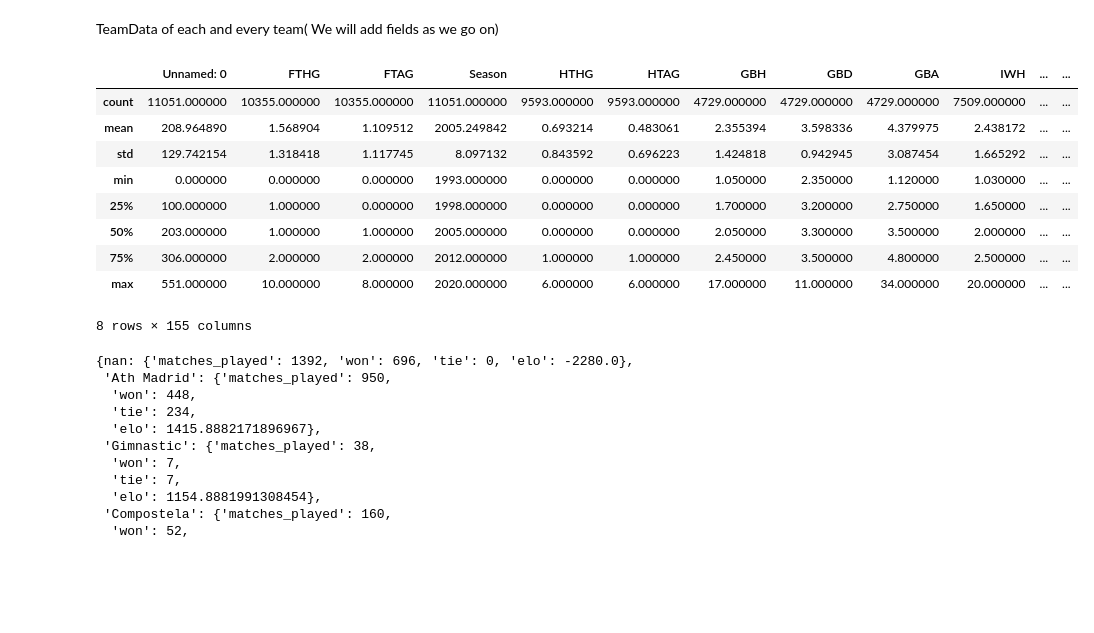
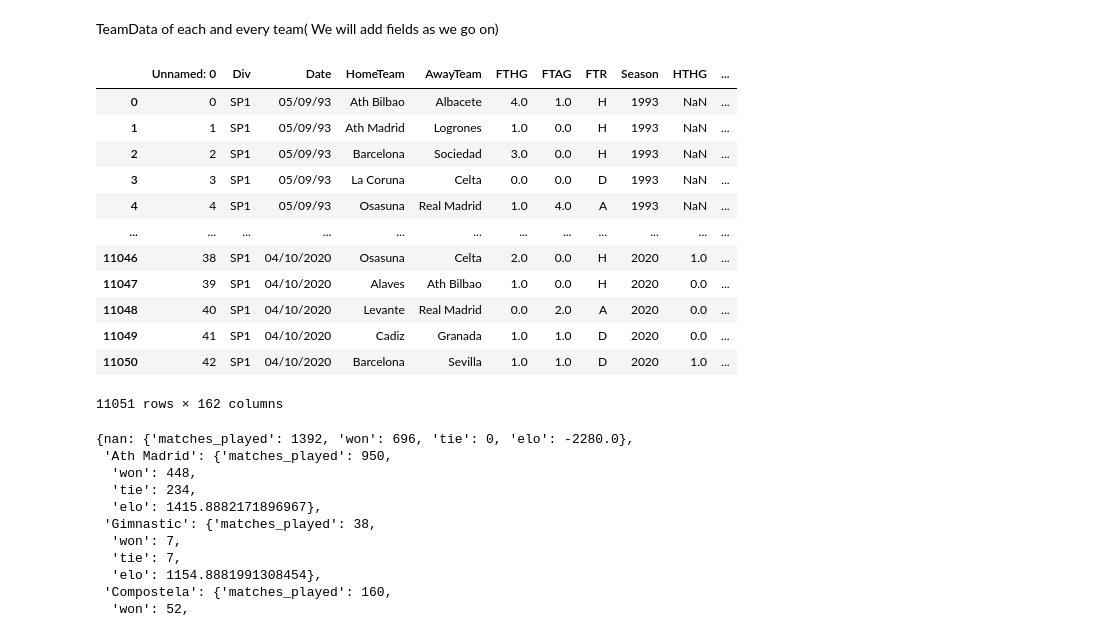
Before and after one commit to gagan2005/Soccer_Prediction_And_DataAnalysis, a Jupyter notebook: main.ipynb, the cells around one changed output. Cells and saved outputs as stored; diff of their text form; code cells hidden in the pictures; blank space fills up the shorter version.

```diff
--- a/main.ipynb
+++ b/main.ipynb
@@ -36,18 +36,21 @@ for team in teamset:
     teamdata['elo']=1200  #Default rating
     teamsdata[team]=teamdata
 # %%
-matches.describe()
+matches
 # %% [output]
-|  | Unnamed: 0 | FTHG | FTAG | Season | HTHG | HTAG | GBH | GBD | GBA | IWH | ... | ... |
-| count | 11051.000000 | 10355.000000 | 10355.000000 | 11051.000000 | 9593.000000 | 9593.000000 | 4729.000000 | 4729.000000 | 4729.000000 | 7509.000000 | ... | ... |
-| mean | 208.964890 | 1.568904 | 1.109512 | 2005.249842 | 0.693214 | 0.483061 | 2.355394 | 3.598336 | 4.379975 | 2.438172 | ... | ... |
-| std | 129.742154 | 1.318418 | 1.117745 | 8.097132 | 0.843592 | 0.696223 | 1.424818 | 0.942945 | 3.087454 | 1.665292 | ... | ... |
-| min | 0.000000 | 0.000000 | 0.000000 | 1993.000000 | 0.000000 | 0.000000 | 1.050000 | 2.350000 | 1.120000 | 1.030000 | ... | ... |
-| 25% | 100.000000 | 1.000000 | 0.000000 | 1998.000000 | 0.000000 | 0.000000 | 1.700000 | 3.200000 | 2.750000 | 1.650000 | ... | ... |
-| 50% | 203.000000 | 1.000000 | 1.000000 | 2005.000000 | 0.000000 | 0.000000 | 2.050000 | 3.300000 | 3.500000 | 2.000000 | ... | ... |
-| 75% | 306.000000 | 2.000000 | 2.000000 | 2012.000000 | 1.000000 | 1.000000 | 2.450000 | 3.500000 | 4.800000 | 2.500000 | ... | ... |
-| max | 551.000000 | 10.000000 | 8.000000 | 2020.000000 | 6.000000 | 6.000000 | 17.000000 | 11.000000 | 34.000000 | 20.000000 | ... | ... |
+|  | Unnamed: 0 | Div | Date | HomeTeam | AwayTeam | FTHG | FTAG | FTR | Season | HTHG | ... |
+| 0 | 0 | SP1 | 05/09/93 | Ath Bilbao | Albacete | 4.0 | 1.0 | H | 1993 | NaN | ... |
+| 1 | 1 | SP1 | 05/09/93 | Ath Madrid | Logrones | 1.0 | 0.0 | H | 1993 | NaN | ... |
+| 2 | 2 | SP1 | 05/09/93 | Barcelona | Sociedad | 3.0 | 0.0 | H | 1993 | NaN | ... |
+| 3 | 3 | SP1 | 05/09/93 | La Coruna | Celta | 0.0 | 0.0 | D | 1993 | NaN | ... |
+| 4 | 4 | SP1 | 05/09/93 | Osasuna | Real Madrid | 1.0 | 4.0 | A | 1993 | NaN | ... |
+| ... | ... | ... | ... | ... | ... | ... | ... | ... | ... | ... | ... |
+| 11046 | 38 | SP1 | 04/10/2020 | Osasuna | Celta | 2.0 | 0.0 | H | 2020 | 1.0 | ... |
+| 11047 | 39 | SP1 | 04/10/2020 | Alaves | Ath Bilbao | 1.0 | 0.0 | H | 2020 | 0.0 | ... |
+| 11048 | 40 | SP1 | 04/10/2020 | Levante | Real Madrid | 0.0 | 2.0 | A | 2020 | 0.0 | ... |
+| 11049 | 41 | SP1 | 04/10/2020 | Cadiz | Granada | 1.0 | 1.0 | D | 2020 | 0.0 | ... |
+| 11050 | 42 | SP1 | 04/10/2020 | Barcelona | Sevilla | 1.0 | 1.0 | D | 2020 | 1.0 | ... |
-8 rows × 155 columns
+11051 rows × 162 columns
 # %%
 for index, row in matches.iterrows():
     ht=row['HomeTeam']
```
Also changed, not shown: parts of 5 cells of this notebook.
